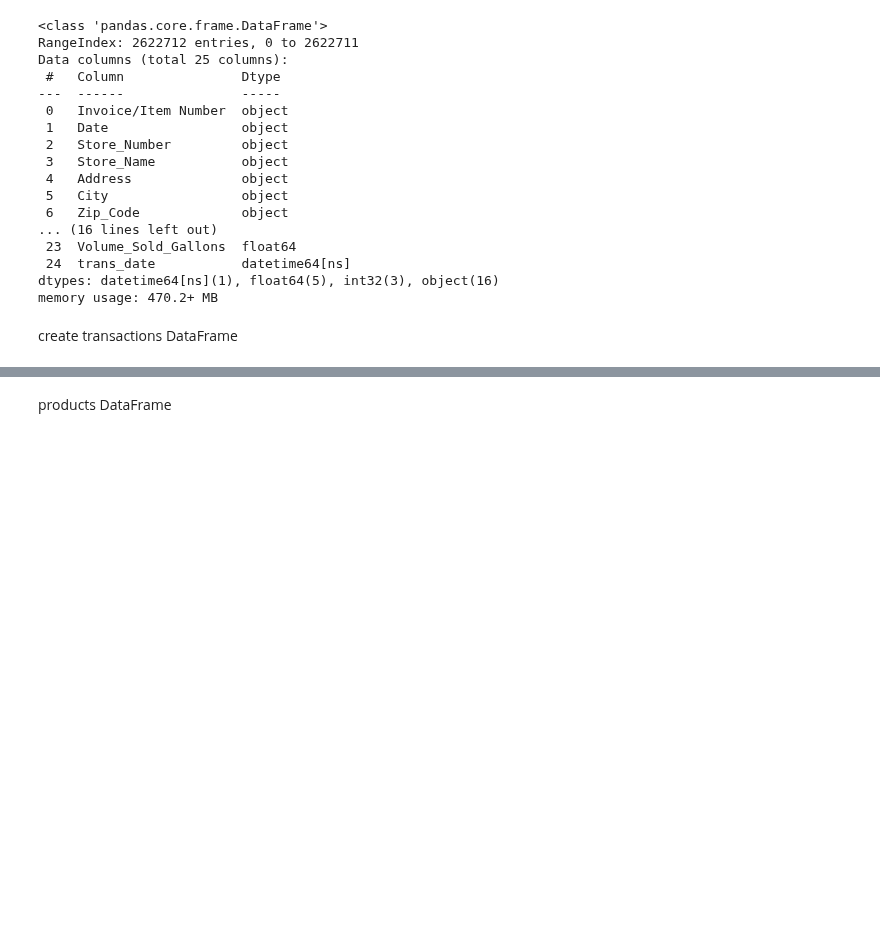
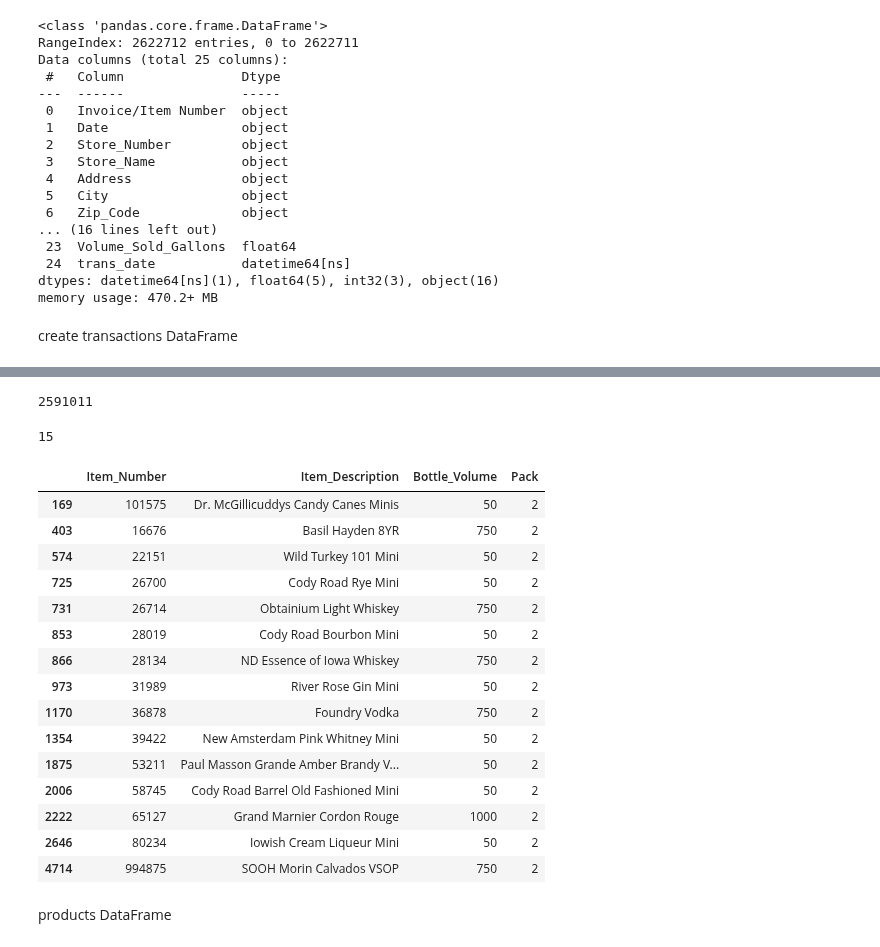
Before and after one commit to dgarbato/capstone, a Jupyter notebook: Liquor 2021-cleaned.ipynb, the cells around one changed output, grey strips where cells are left out. Drawn from its saved outputs; the diff is of its cells as text; code cells hidden in the pictures; blank space fills up the shorter version.

```diff
--- a/Liquor 2021-cleaned.ipynb
+++ b/Liquor 2021-cleaned.ipynb
@@ -99,0 +134,4 @@ transactions.to_csv(r'C:\Users\dgarb\OneDrive\Desktop\Capstone Data\liquor_2021\
+# %%
+np.sum(liquor_2021['Pack'] >1)
+# %% [output]
+2591011
@@ -100,3 +140,30 @@ transactions.to_csv(r'C:\Users\dgarb\OneDrive\Desktop\Capstone Data\liquor_2021\
+# %%
+test = liquor_2021.groupby(['Item_Number','Item_Description','Bottle_Volume']).agg({'Pack':'nunique'}).reset_index()
+# %%
+np.sum(test['Pack']>1)
+# %% [output]
+15
+# %%
+filt = test['Pack']>1
+# %%
+test[filt]
+# %% [output]
+|  | Item_Number | Item_Description | Bottle_Volume | Pack |
+| 169 | 101575 | Dr. McGillicuddys Candy Canes Minis | 50 | 2 |
+| 403 | 16676 | Basil Hayden 8YR | 750 | 2 |
+| 574 | 22151 | Wild Turkey 101 Mini | 50 | 2 |
+| 725 | 26700 | Cody Road Rye Mini | 50 | 2 |
+| 731 | 26714 | Obtainium Light Whiskey | 750 | 2 |
+| 853 | 28019 | Cody Road Bourbon Mini | 50 | 2 |
+| 866 | 28134 | ND Essence of Iowa Whiskey | 750 | 2 |
+| 973 | 31989 | River Rose Gin Mini | 50 | 2 |
+| 1170 | 36878 | Foundry Vodka | 750 | 2 |
+| 1354 | 39422 | New Amsterdam Pink Whitney Mini | 50 | 2 |
+| 1875 | 53211 | Paul Masson Grande Amber Brandy V... | 50 | 2 |
+| 2006 | 58745 | Cody Road Barrel Old Fashioned Mini | 50 | 2 |
+| 2222 | 65127 | Grand Marnier Cordon Rouge | 1000 | 2 |
+| 2646 | 80234 | Iowish Cream Liqueur Mini | 50 | 2 |
+| 4714 | 994875 | SOOH Morin Calvados VSOP | 750 | 2 |
 # %% [markdown]
 products DataFrame
 # %%
```
Also changed, not shown: parts of 10 cells of this notebook, 7 other files.
